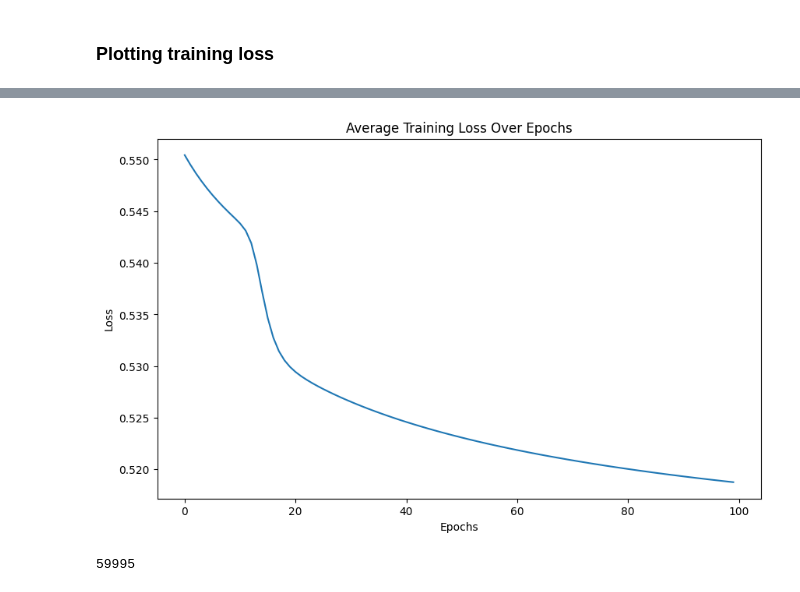
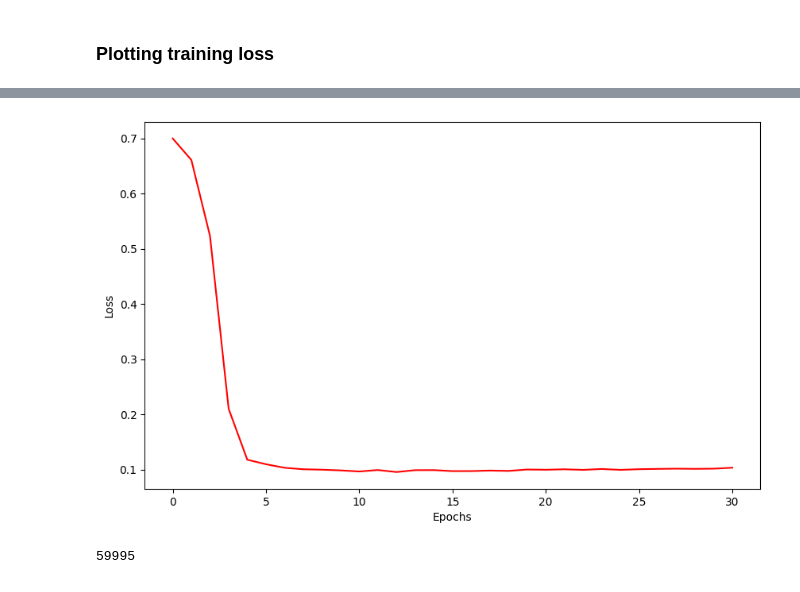
Before and after one commit to michelexyz/deeplearning_assignments, a Jupyter notebook: Assigment1/assigment.ipynb, the cells around one changed output, grey strips where cells are left out. Saved outputs shown, nothing was run; the diff lists cells and outputs as text; code cells hidden in the pictures.

```diff
--- a/Assigment1/assigment.ipynb
+++ b/Assigment1/assigment.ipynb
@@ -116,6 +116,8 @@ dw: [[0.0, 0.0, 0.0], [-0.0, -0.0, -0.0]]
 db: [0.0, 0.0, 0.0]
 # %%
 import math
+
+import random
 
 class SimpleNeuralNetwork:
     def __init__(self, w, b, v, c):
@@ -194,7 +196,19 @@ class SimpleNeuralNetwork:
 
             data_points_loss = []
             total_loss = 0
-            for index,(x, t) in enumerate(zip(xtrain, ytrain)):# TODO: shuffle data
+
+
+
+
+
+            random.seed(epoch)
+
+            data = list(zip(xtrain, ytrain))
+
+            random.shuffle(data)
+
+
+            for index,(x, t) in enumerate(data):
                 y, z, k, o = self.forward_pass(x)
                 loss = self.compute_loss(y, t)
                 dw, db, dc, dv = self.backward_pass(t, y, o, z, x)
@@ -420,9 +474,9 @@ def one_hot_encode(data, num_cls):
 # %%
 import random
 # Set the weights to random normal values between -1 and 1 and biases to 0
-w = [[random.uniform(-1, 1) for _ in range(3)] for _ in range(2)]
+w = [[random.uniform(-0.1, 0.1) for _ in range(3)] for _ in range(2)]
 b = [0, 0, 0]
-v = [[random.uniform(-1, 1) for _ in range(2)] for _ in range(3)]
+v = [[random.uniform(-0.1, 0.1) for _ in range(2)] for _ in range(3)]
 c = [0, 0]
 
 print(f"w: {w}")
@@ -493,22 +547,26 @@ plt.show()
 # %%
 
 plt.figure(figsize=(10, 6))
 
 # compute mean loss of all epochs
 
-mean_loss = np.mean(epochs_loss, axis=1)
+mean_loss = np.mean(epochs_loss, axis=1)[0:31]
 
-plt.plot(mean_loss)
+std = np.std(epochs_loss, axis=1)
 
-plt.title("Average Training Loss Over Epochs")
+# plot the mean loss with std std as area
+
+plt.plot(mean_loss, label="Mean Loss", color='r')
+
+#plt.legend()
 
 plt.xlabel("Epochs")
 
 plt.ylabel("Loss")
 
 plt.show()
 # %% [output]
-[figure, old version]
+[figure, new version]
 # %%
 len(ytrain_filtered.tolist())
 # %% [output]
```
Also changed, not shown: parts of 23 cells of this notebook, 4 other files.
